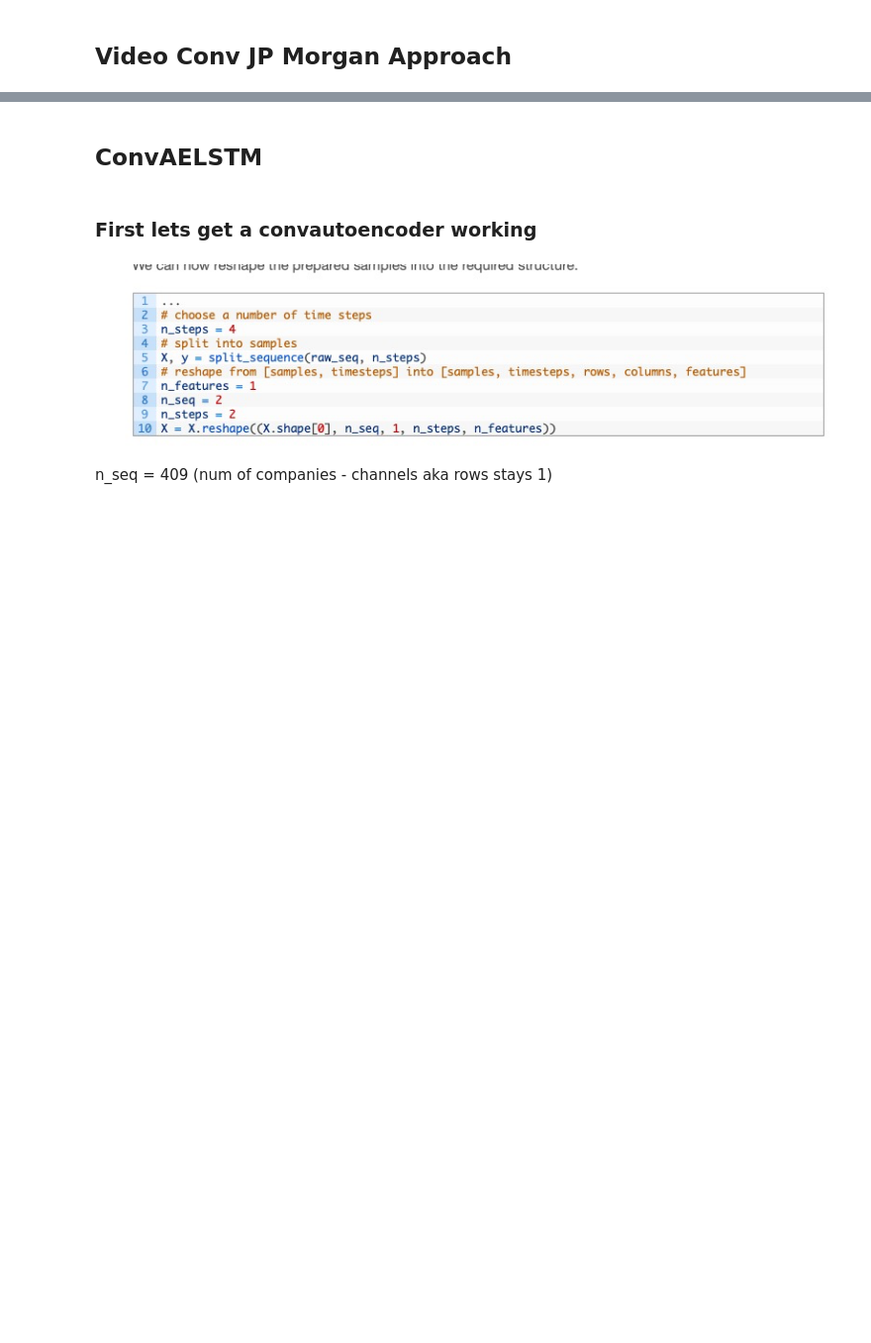
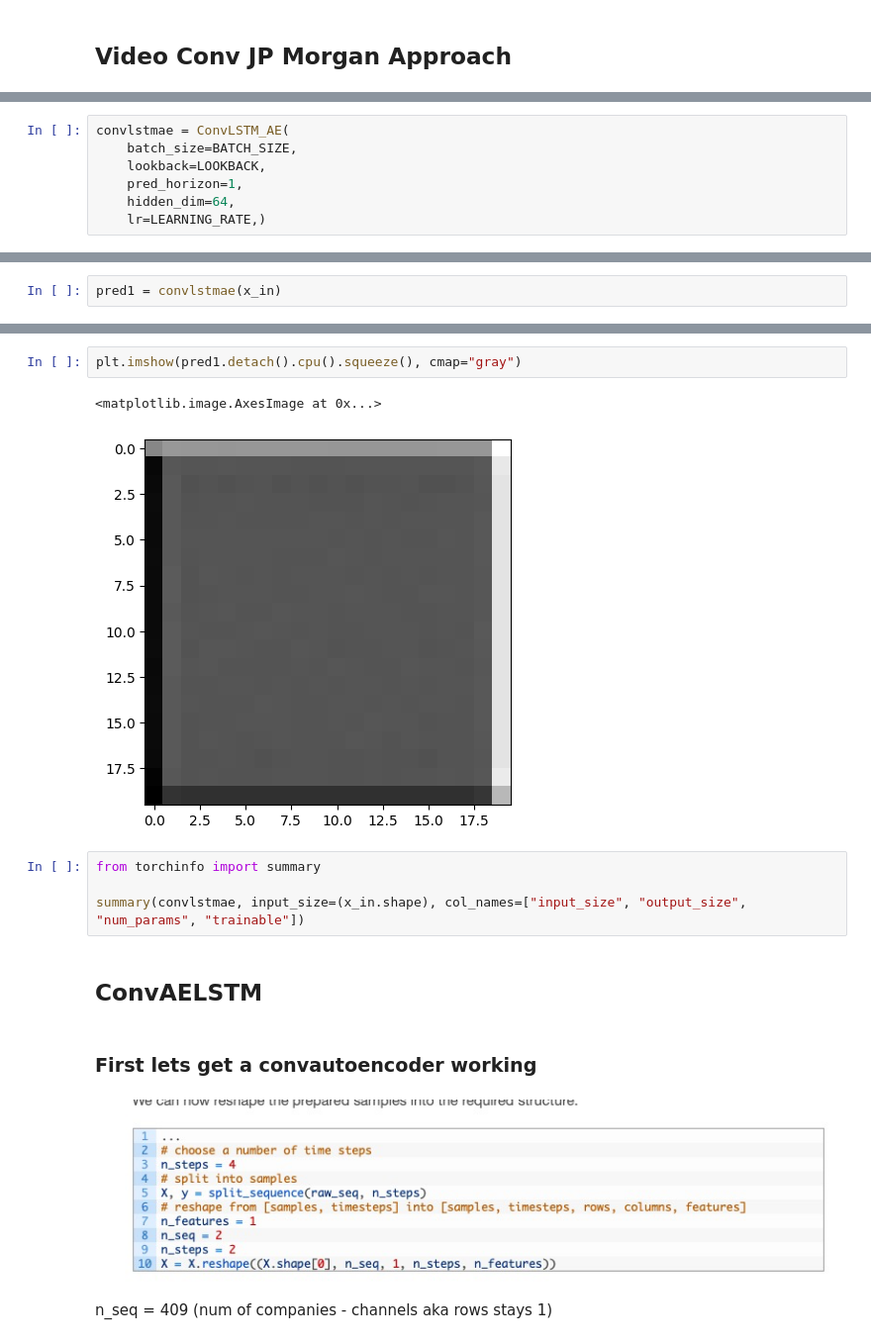
Before and after one commit to JPBergmann/Master-Thesis, a Jupyter notebook: cs_baseline_monthly_USCA.ipynb, the cells around one changed output, grey strips where cells are left out. Shown at 99% size. Drawn from its saved outputs; the diff is of its cells as text; blank space fills up the shorter version.

```diff
--- a/cs_baseline_monthly_USCA.ipynb
+++ b/cs_baseline_monthly_USCA.ipynb
@@ -304,0 +207,7 @@ TypeError: Invalid shape (2, 1, 20, 20) for image data
+# %%
+convlstmae = ConvLSTM_AE(
+    batch_size=BATCH_SIZE,
+    lookback=LOOKBACK,
+    pred_horizon=1,
+    hidden_dim=64,
+    lr=LEARNING_RATE,)
@@ -304,0 +216,2 @@ TypeError: Invalid shape (2, 1, 20, 20) for image data
+# %%
+pred1 = convlstmae(x_in)
@@ -305,3 +233,12 @@ TypeError: Invalid shape (2, 1, 20, 20) for image data
+# %%
+plt.imshow(pred1.detach().cpu().squeeze(), cmap="gray")
+# %% [output]
+<matplotlib.image.AxesImage at 0x...>
+[figure, added]
+# %%
+from torchinfo import summary
+
+summary(convlstmae, input_size=(x_in.shape), col_names=["input_size", "output_size", "num_params", "trainable"])
 # %% [markdown]
 ## ConvAELSTM
 # %% [markdown]
```
Also changed, not shown: parts of 59 cells of this notebook, 7 other files.
